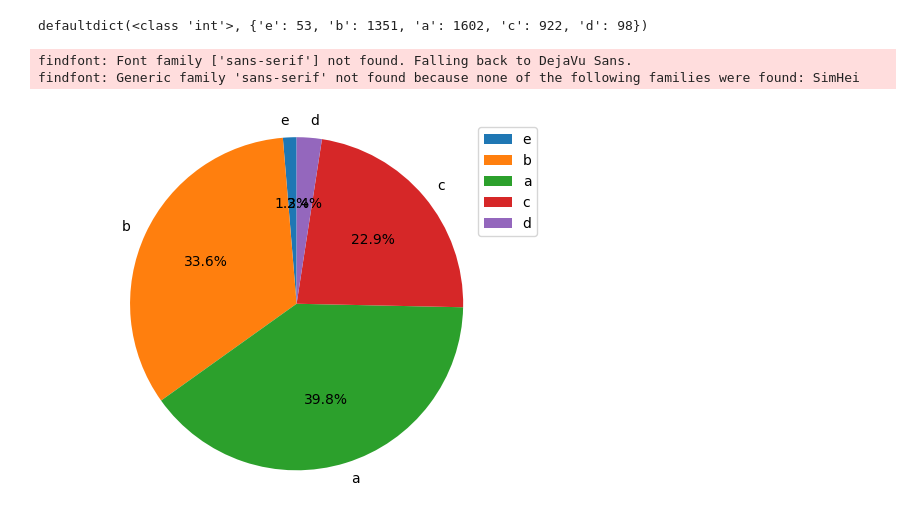
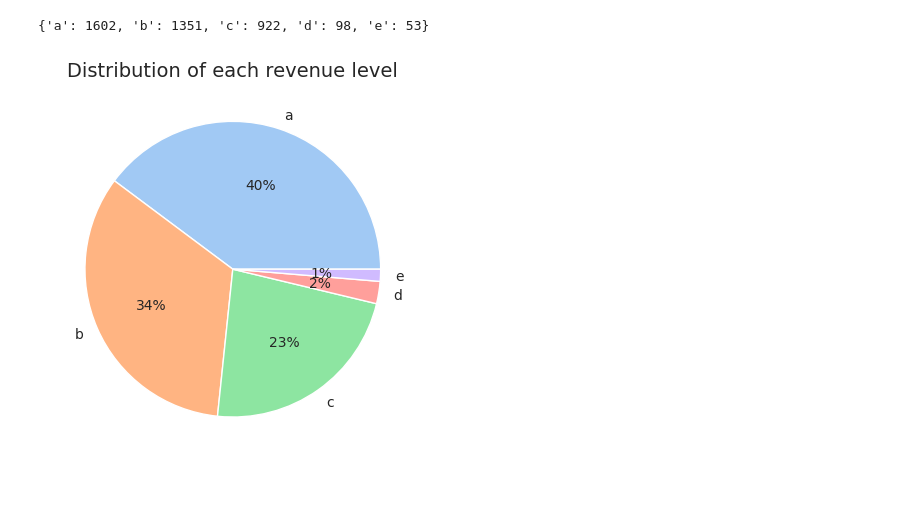
Before and after one commit to MAST30034-Applied-Data-Science/generic-buy-now-pay-later-project-group-14, a Jupyter notebook: notebooks/merchant_analysis.ipynb, the cells around one changed output. Cells and saved outputs as stored; diff of their text form; code cells hidden in the pictures.

```diff
--- a/notebooks/merchant_analysis.ipynb
+++ b/notebooks/merchant_analysis.ipynb
@@ -5,25 +5,28 @@ import pandas as pd
 # %%
 merchant_df=pd.read_csv('../data/curated/merchant.csv')
 # %%
+import collections
 from collections import defaultdict
 revenue_level=merchant_df['revenue_level']
 dict_revenue=defaultdict(int)
 for each in revenue_level:
     dict_revenue[each]+=1
-print(dict_revenue)
+dict_revenue=dict(sorted(dict_revenue.items()))
+dict_revenue
 # %% [output]
-defaultdict(<class 'int'>, {'e': 53, 'b': 1351, 'a': 1602, 'c': 922, 'd': 98})
+{'a': 1602, 'b': 1351, 'c': 922, 'd': 98, 'e': 53}
-# %%
-matplotlib.rcParams['font.sans-serif'] = ['SimHei']
-matplotlib.rcParams['axes.unicode_minus'] = False
-
-label_list =dict_revenue.keys()
-size =dict_revenue.values()
-patches, l_text, p_text = plt.pie(size,labels=label_list, labeldistance=1.1, autopct="%1.1f%%", shadow=False, startangle=90, pctdistance=0.6)
-plt.axis("equal")
-plt.legend()
-plt.show()
-# %% [output]
-findfont: Font family ['sans-serif'] not found. Falling back to DejaVu Sans.
-findfont: Generic family 'sans-serif' not found because none of the following families were found: SimHei
-[figure, removed]
+# %%
+import seaborn as sns
+
+#define data
+data = dict_revenue.values()
+labels =dict_revenue.keys()
+
+#define Seaborn color palette to use
+colors = sns.color_palette('pastel')[0:5]
+plt.title("Distribution of each revenue level", fontsize=14);
+#create pie chart
+plt.pie(data, labels = labels, colors = colors, autopct='%.0f%%')
+plt.show()
+# %% [output]
+[figure, added]
```
Also changed, not shown: parts of 5 cells of this notebook.
